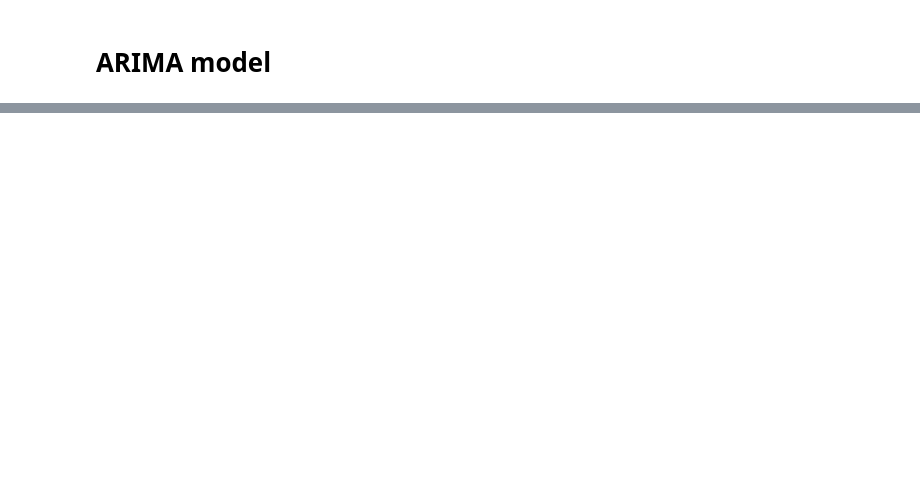
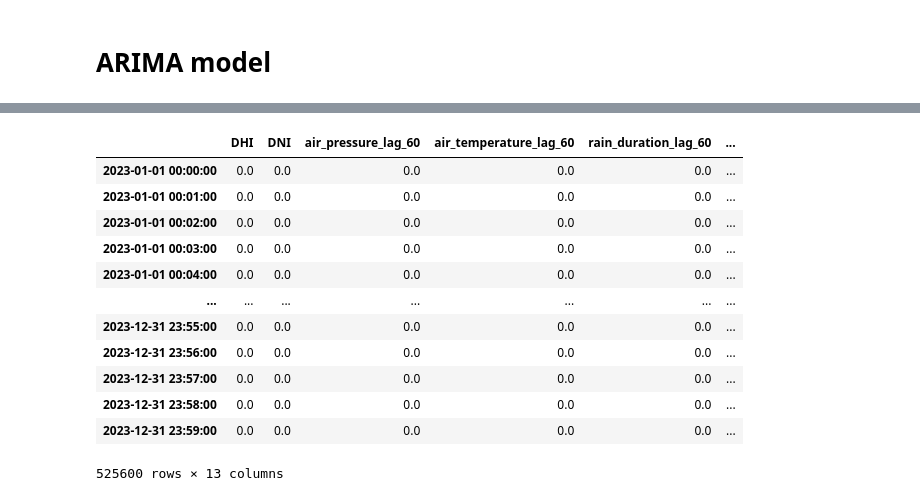
Before and after one commit to LucasDJensen/Solar-Irradiance-Nowcasting, a Jupyter notebook: ARIMA_Model.ipynb, the cells around one changed output, grey strips where cells are left out. Cells and saved outputs as stored; diff of their text form; code cells hidden in the pictures; blank space fills up the shorter version.

```diff
--- a/ARIMA_Model.ipynb
+++ b/ARIMA_Model.ipynb
@@ -148,0 +77,17 @@ array([0.21769182, 0.22238639, 0.21534824, 0.21480776, 0.21109503,
+# %%
+df_sub = df.loc['2023'].copy() # Take 1 month
+df_sub
+# %% [output]
+|  | DHI | DNI | air_pressure_lag_60 | air_temperature_lag_60 | rain_duration_lag_60 | ... |
+| 2023-01-01 00:00:00 | 0.0 | 0.0 | 0.0 | 0.0 | 0.0 | ... |
+| 2023-01-01 00:01:00 | 0.0 | 0.0 | 0.0 | 0.0 | 0.0 | ... |
+| 2023-01-01 00:02:00 | 0.0 | 0.0 | 0.0 | 0.0 | 0.0 | ... |
+| 2023-01-01 00:03:00 | 0.0 | 0.0 | 0.0 | 0.0 | 0.0 | ... |
+| 2023-01-01 00:04:00 | 0.0 | 0.0 | 0.0 | 0.0 | 0.0 | ... |
+| ... | ... | ... | ... | ... | ... | ... |
+| 2023-12-31 23:55:00 | 0.0 | 0.0 | 0.0 | 0.0 | 0.0 | ... |
+| 2023-12-31 23:56:00 | 0.0 | 0.0 | 0.0 | 0.0 | 0.0 | ... |
+| 2023-12-31 23:57:00 | 0.0 | 0.0 | 0.0 | 0.0 | 0.0 | ... |
+| 2023-12-31 23:58:00 | 0.0 | 0.0 | 0.0 | 0.0 | 0.0 | ... |
+| 2023-12-31 23:59:00 | 0.0 | 0.0 | 0.0 | 0.0 | 0.0 | ... |
+525600 rows × 13 columns
```
Also changed, not shown: parts of 21 cells of this notebook.
